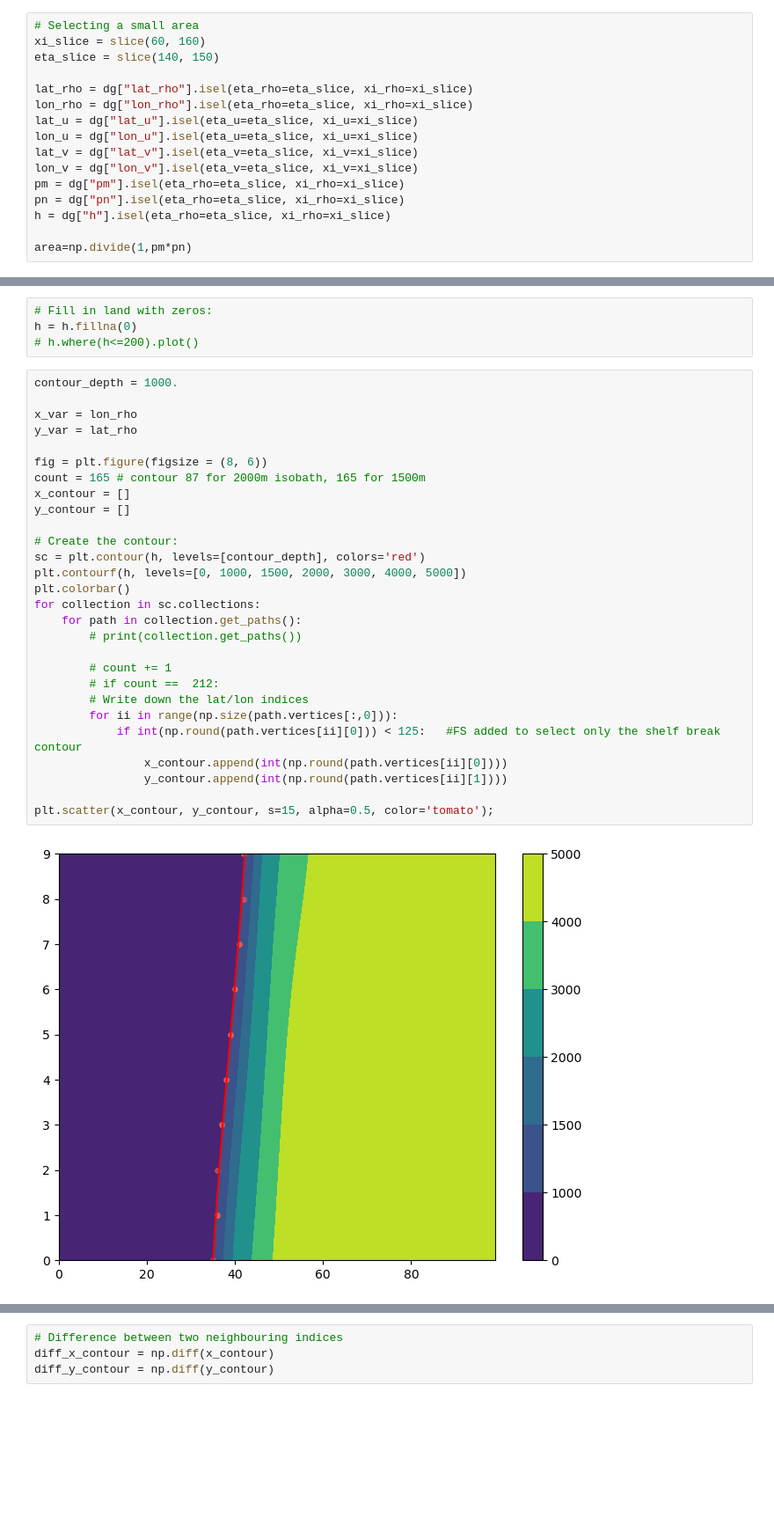
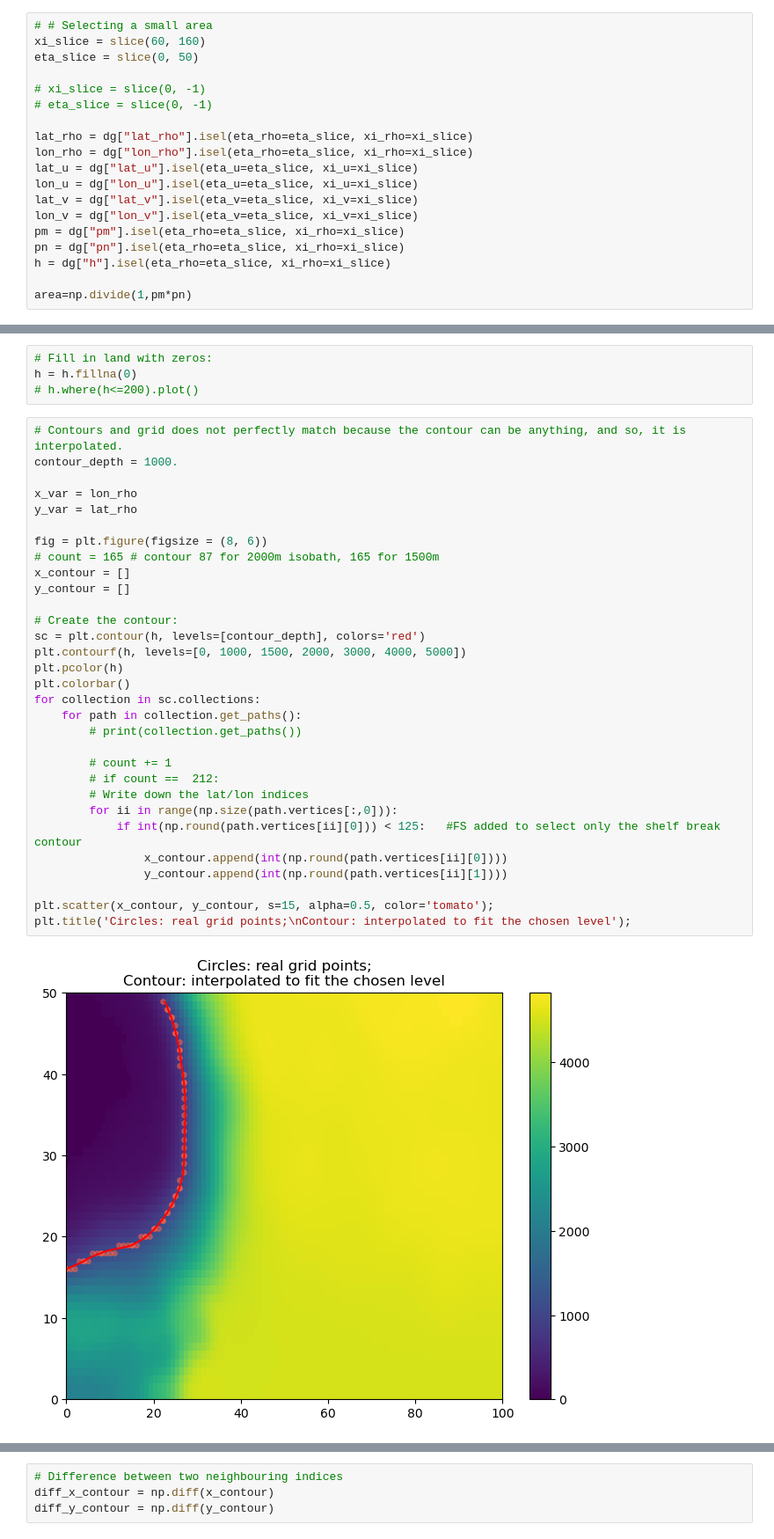
Before and after one commit to fncsobral/waom_notebook, a Jupyter notebook: OHB_shelf/Cross-1500m/testing.ipynb, the cells around one changed output, grey strips where cells are left out. Shown: that part at 88% size. Drawn from its saved outputs; the diff is of its cells as text; blank space fills up the shorter version.

```diff
--- a/OHB_shelf/Cross-1500m/testing.ipynb
+++ b/OHB_shelf/Cross-1500m/testing.ipynb
@@ -24,9 +24,12 @@ Coordinates:
     ana_file:          ROMS/Functionals/ana_btflux.h
     CPP_options:       EAC, ADD_FSOBC, ADD_M2OBC, ANA_BSFLUX, ANA_BTFLUX, ASS...
 # %%
-# Selecting a small area
+# # Selecting a small area
 xi_slice = slice(60, 160)
-eta_slice = slice(140, 150)
+eta_slice = slice(0, 50)
+
+# xi_slice = slice(0, -1)
+# eta_slice = slice(0, -1)
 
 lat_rho = dg["lat_rho"].isel(eta_rho=eta_slice, xi_rho=xi_slice)
 lon_rho = dg["lon_rho"].isel(eta_rho=eta_slice, xi_rho=xi_slice)
@@ -56,35 +59,38 @@ plt.colorbar()
 h = h.fillna(0)
 # h.where(h<=200).plot()
 # %%
+# Contours and grid does not perfectly match because the contour can be anything, and so, it is interpolated.
 contour_depth = 1000.
 
 x_var = lon_rho
 y_var = lat_rho
 
 fig = plt.figure(figsize = (8, 6))
-count = 165 # contour 87 for 2000m isobath, 165 for 1500m
+# count = 165 # contour 87 for 2000m isobath, 165 for 1500m
 x_contour = []
 y_contour = []
 
 # Create the contour:
 sc = plt.contour(h, levels=[contour_depth], colors='red')
 plt.contourf(h, levels=[0, 1000, 1500, 2000, 3000, 4000, 5000])
+plt.pcolor(h)
 plt.colorbar()
 for collection in sc.collections:
     for path in collection.get_paths():
         # print(collection.get_paths())
 
         # count += 1
         # if count ==  212:
         # Write down the lat/lon indices
         for ii in range(np.size(path.vertices[:,0])):
             if int(np.round(path.vertices[ii][0])) < 125:   #FS added to select only the shelf break contour
                 x_contour.append(int(np.round(path.vertices[ii][0])))
                 y_contour.append(int(np.round(path.vertices[ii][1])))
 
 plt.scatter(x_contour, y_contour, s=15, alpha=0.5, color='tomato');
+plt.title('Circles: real grid points;\nContour: interpolated to fit the chosen level');
 # %% [output]
-[figure, old version]
+[figure, new version]
 # %%
 plt.plot(x_contour, y_contour, '.')
 # %% [output]
```
Also changed, not shown: parts of 47 cells of this notebook.
